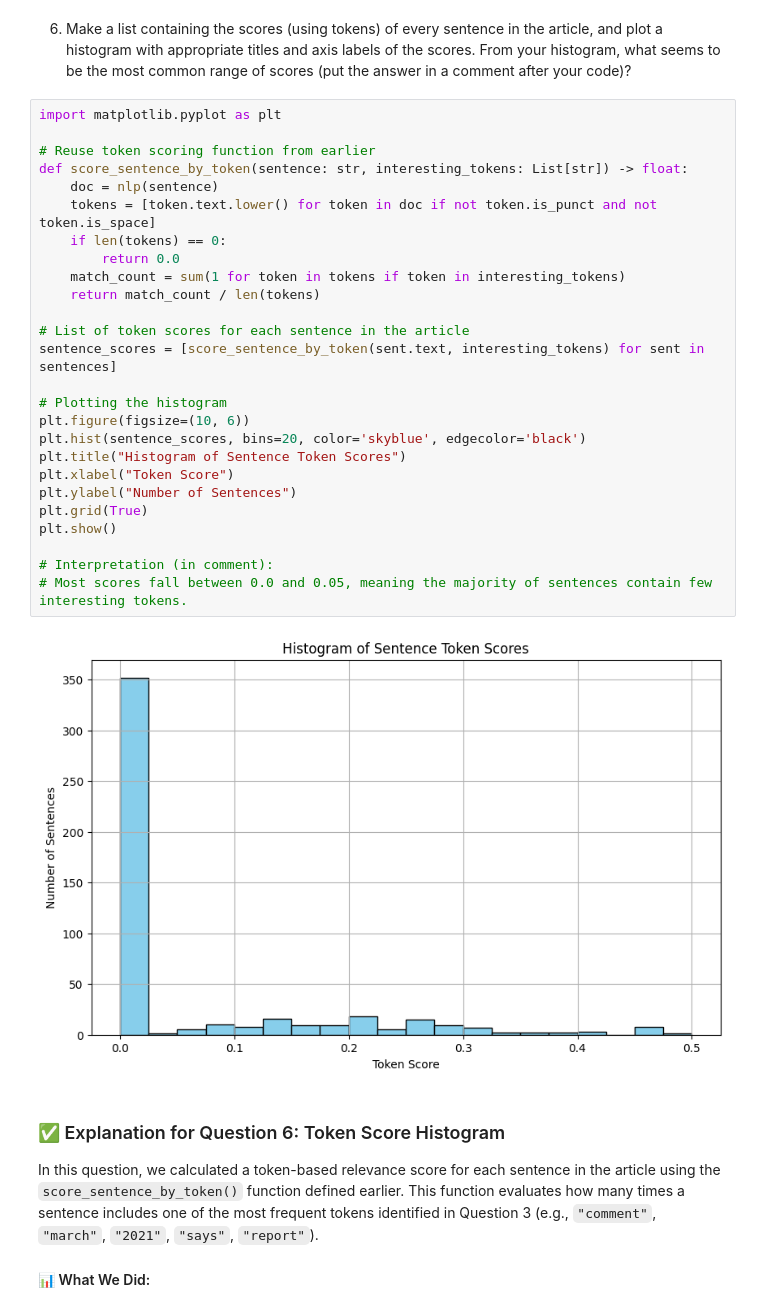
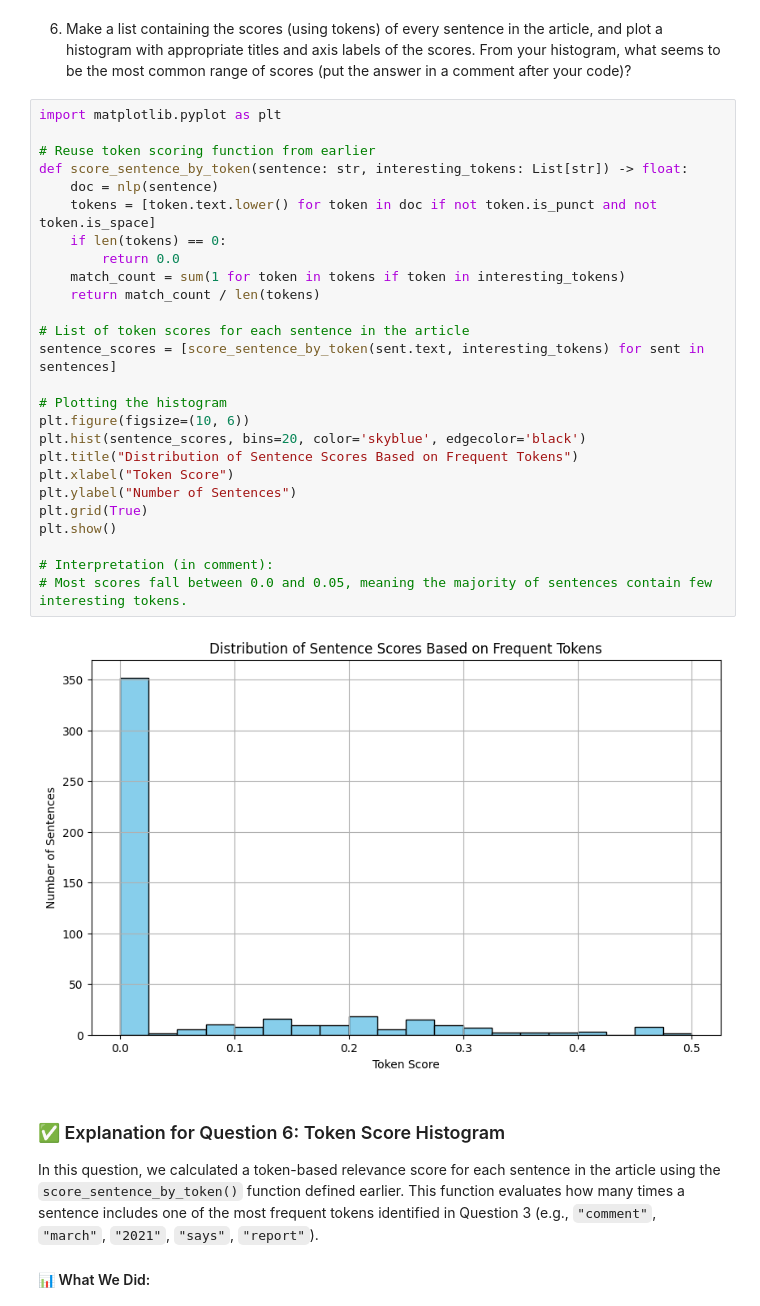
Before and after one commit to Elen-tesfai/web-scraping, a Jupyter notebook: web-scraping.ipynb, the cells around one changed output. Saved outputs shown, nothing was run; the diff lists cells and outputs as text.

```diff
--- a/web-scraping.ipynb
+++ b/web-scraping.ipynb
@@ -308,31 +308,31 @@ These sentence scoring functions are useful for:
 # %%
 import matplotlib.pyplot as plt
 
 # Reuse token scoring function from earlier
 def score_sentence_by_token(sentence: str, interesting_tokens: List[str]) -> float:
     doc = nlp(sentence)
     tokens = [token.text.lower() for token in doc if not token.is_punct and not token.is_space]
     if len(tokens) == 0:
         return 0.0
     match_count = sum(1 for token in tokens if token in interesting_tokens)
     return match_count / len(tokens)
 
 # List of token scores for each sentence in the article
 sentence_scores = [score_sentence_by_token(sent.text, interesting_tokens) for sent in sentences]
 
 # Plotting the histogram
 plt.figure(figsize=(10, 6))
 plt.hist(sentence_scores, bins=20, color='skyblue', edgecolor='black')
-plt.title("Histogram of Sentence Token Scores")
+plt.title("Distribution of Sentence Scores Based on Frequent Tokens")
 plt.xlabel("Token Score")
 plt.ylabel("Number of Sentences")
 plt.grid(True)
 plt.show()
 
 # Interpretation (in comment):
 # Most scores fall between 0.0 and 0.05, meaning the majority of sentences contain few interesting tokens.
 # %% [output]
-[figure, old version]
+[figure, new version]
 # %% [markdown]
 ### ✅ Explanation for Question 6: Token Score Histogram
 
```
Also changed, not shown: parts of 2 cells of this notebook, 1 other file.
